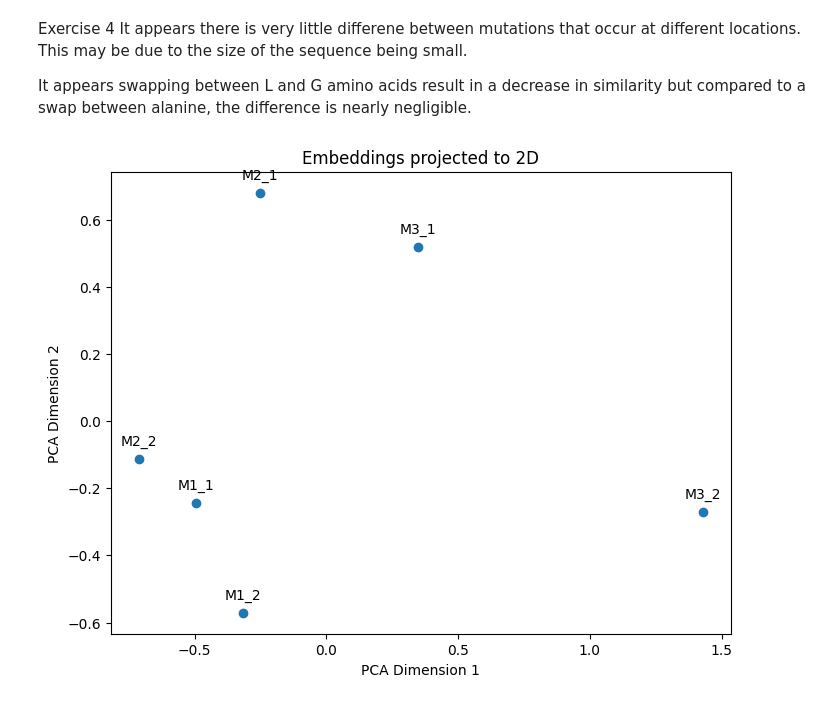
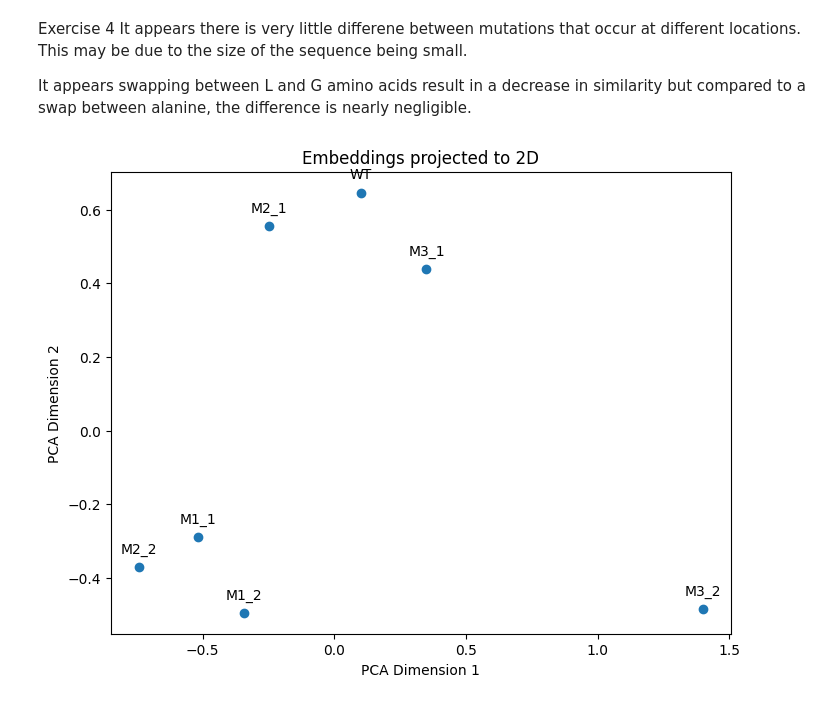
Before and after one commit to wiz124/chem169-git, a Jupyter notebook: Li_Harry_RID_014_code.ipynb, the cells around one changed output. Cells and saved outputs as stored; diff of their text form; code cells hidden in the pictures.

```diff
--- a/Li_Harry_RID_014_code.ipynb
+++ b/Li_Harry_RID_014_code.ipynb
@@ -193,24 +193,28 @@ It appears swapping between L and G amino acids result in a decrease in similari
 # %%
 #Exercise 5
 from sklearn.decomposition import PCA
 import matplotlib.pyplot as plt
 
-embeddings = np.array(list(MT_embedding.values()))
+protein_embeddings={}
+for key,value in toy_seq.items():
+  protein_embeddings[key]=seq_embed[value]['protein_embedding']
+
+embeddings = np.array(list(protein_embeddings.values()))
 
 pca=PCA(n_components=2)
 embeddings_2d = pca.fit_transform(embeddings)
 
 plt.figure(figsize=(8, 6))
 plt.scatter(embeddings_2d[:, 0], embeddings_2d[:, 1])
 plt.title("Embeddings projected to 2D")
 plt.xlabel("PCA Dimension 1")
 plt.ylabel("PCA Dimension 2")
 
-for i, label in enumerate(MT_embedding.keys()):
+for i, label in enumerate(protein_embeddings.keys()):
   plt.annotate(label, (embeddings_2d[i, 0], embeddings_2d[i, 1]),
                textcoords="offset points",xytext=(0, 10),
                ha='center')
 
 plt.show()
 # %% [output]
-[figure, old version]
+[figure, new version]
```
